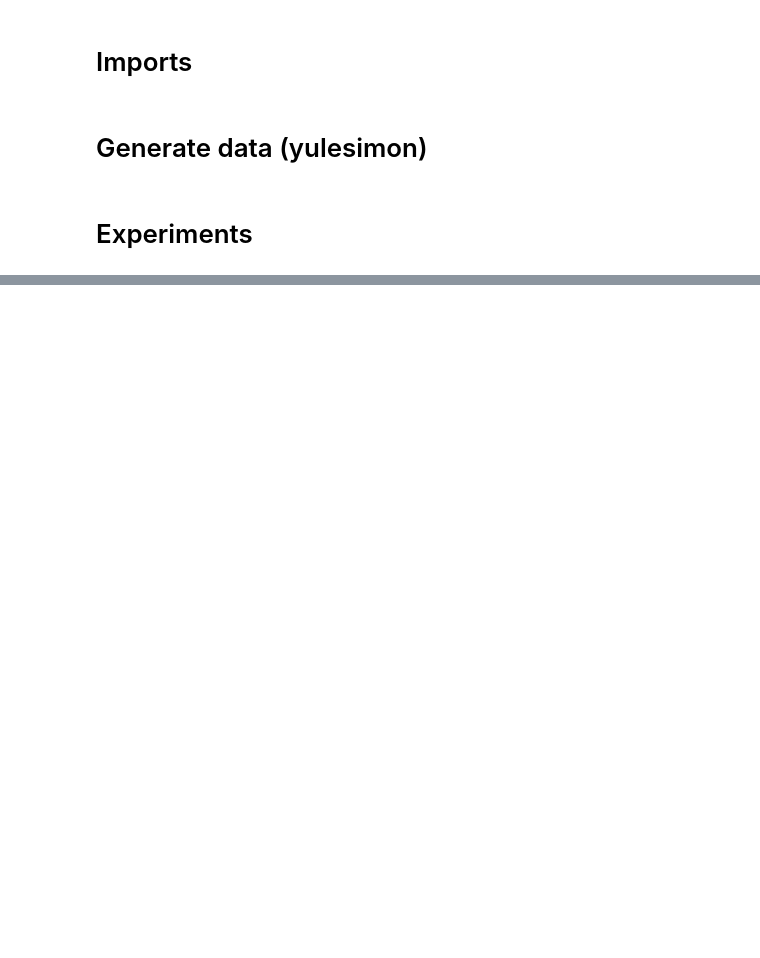
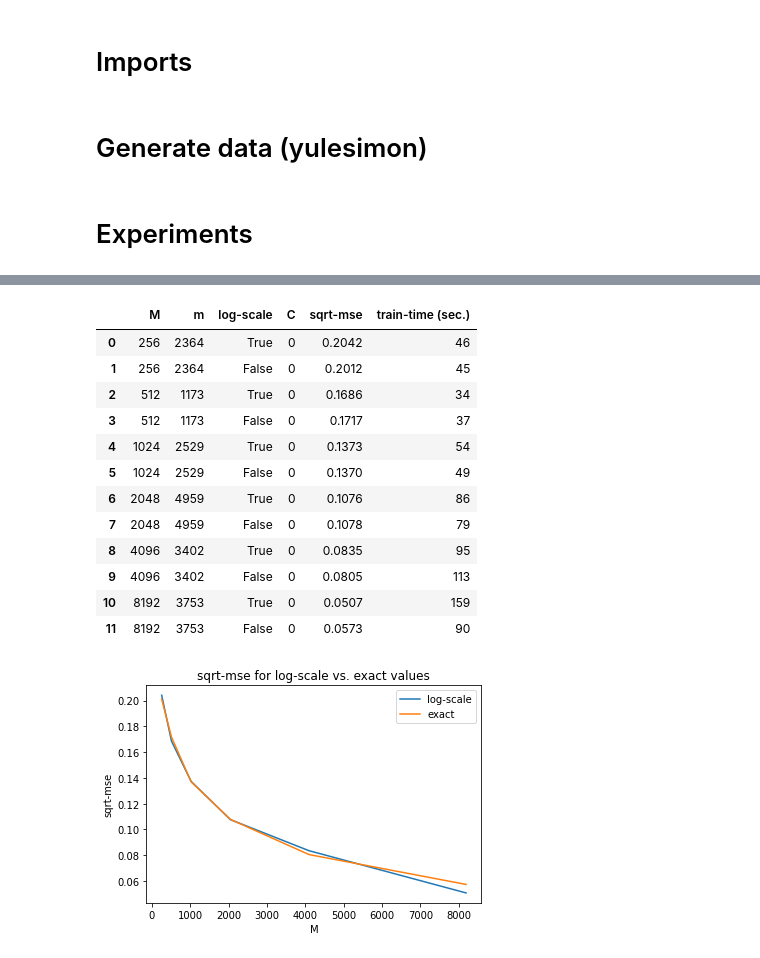
Before and after one commit to yossi-cohen/preferential-attachment, a Jupyter notebook: notebooks/trials-yulesimon.ipynb, the cells around one changed output, grey strips where cells are left out. Drawn from its saved outputs; the diff is of its cells as text; code cells hidden in the pictures; blank space fills up the shorter version.

```diff
--- a/notebooks/trials-yulesimon.ipynb
+++ b/notebooks/trials-yulesimon.ipynb
@@ -42,0 +141,30 @@ In this experiment use the LOG(1+X) function.
+# %%
+# plot sqrt-mse for log-scale vs. exact
+def plot_log_scale_vs_exact(df):
+    M_values = df.loc[df['log-scale'] == True][['M']].values
+    sqrt_mse_log_scale = df.loc[df['log-scale'] == True][['sqrt-mse']].values
+    sqrt_mse_exact = df.loc[df['log-scale'] == False][['sqrt-mse']].values
+    _ = plt.plot(M_values, sqrt_mse_log_scale, label='log-scale')
+    _ = plt.plot(M_values, sqrt_mse_exact, label='exact')
+    plt.title('sqrt-mse for log-scale vs. exact values')
+    plt.xlabel('M')
+    plt.ylabel('sqrt-mse')
+    _ = plt.legend()
+
+plot_log_scale_vs_exact(df_1)
+df_1
+# %% [output]
+|  | M | m | log-scale | C | sqrt-mse | train-time (sec.) |
+| 0 | 256 | 2364 | True | 0 | 0.2042 | 46 |
+| 1 | 256 | 2364 | False | 0 | 0.2012 | 45 |
+| 2 | 512 | 1173 | True | 0 | 0.1686 | 34 |
+| 3 | 512 | 1173 | False | 0 | 0.1717 | 37 |
+| 4 | 1024 | 2529 | True | 0 | 0.1373 | 54 |
+| 5 | 1024 | 2529 | False | 0 | 0.1370 | 49 |
+| 6 | 2048 | 4959 | True | 0 | 0.1076 | 86 |
+| 7 | 2048 | 4959 | False | 0 | 0.1078 | 79 |
+| 8 | 4096 | 3402 | True | 0 | 0.0835 | 95 |
+| 9 | 4096 | 3402 | False | 0 | 0.0805 | 113 |
+| 10 | 8192 | 3753 | True | 0 | 0.0507 | 159 |
+| 11 | 8192 | 3753 | False | 0 | 0.0573 | 90 |
+[figure, added]
```
Also changed, not shown: parts of 14 cells of this notebook, 2 other files.
